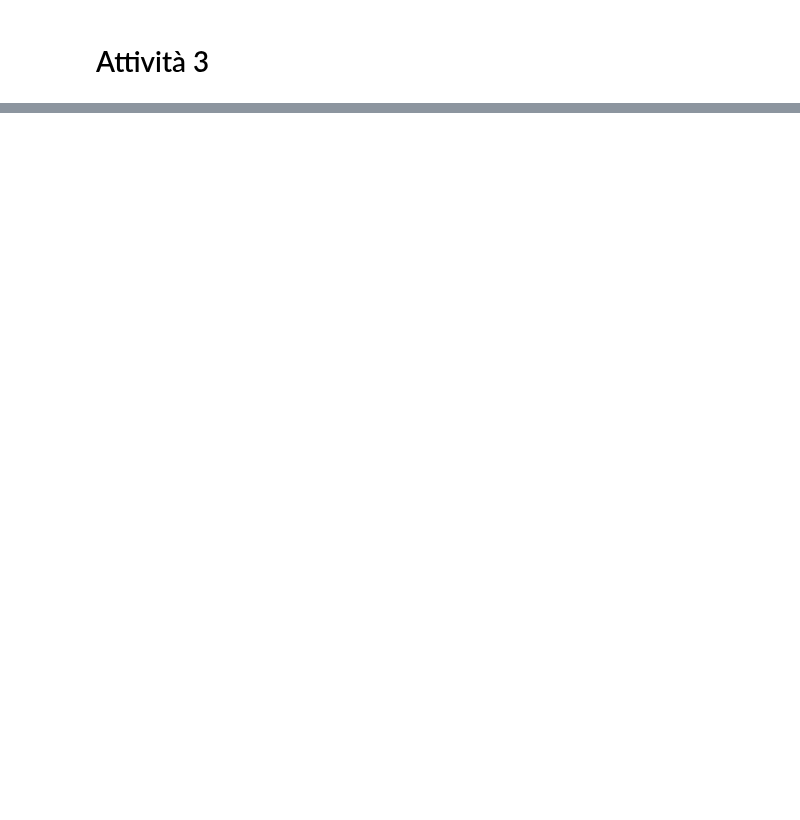
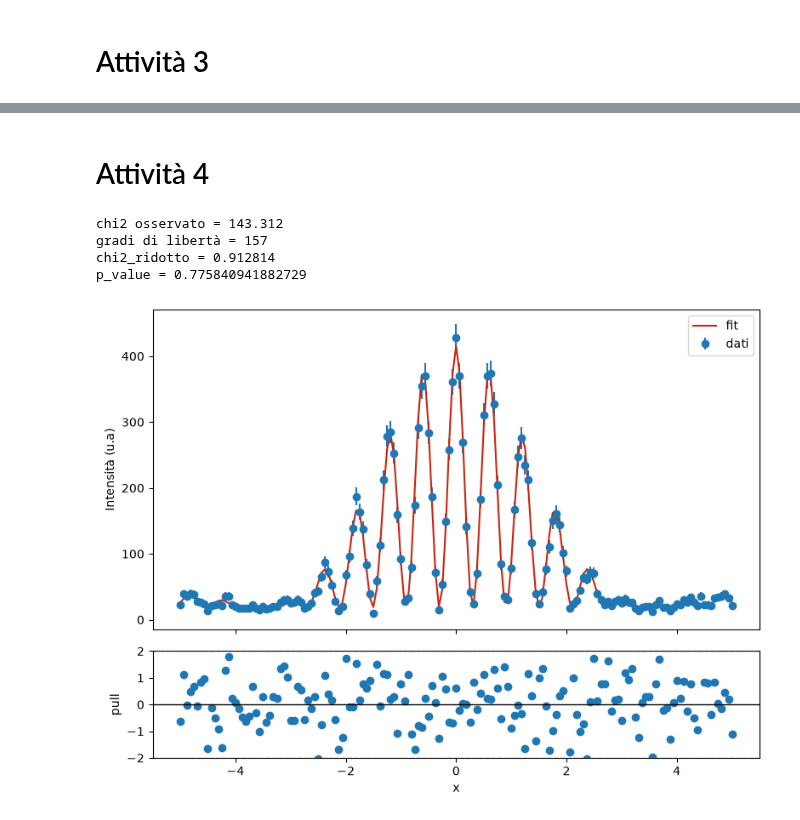
Before and after one commit to tommasomichelini/labemo, a Jupyter notebook: lab2/lab2.ipynb, the cells around one changed output, grey strips where cells are left out. Drawn from its saved outputs; the diff is of its cells as text; code cells hidden in the pictures; blank space fills up the shorter version.

Commit message:
attività 4

```diff
--- a/lab2/lab2.ipynb
+++ b/lab2/lab2.ipynb
@@ -58,7 +58,7 @@ Intervallo di sigma_y: [3.162, 20.688]
 # %%
 
 B0 = np.median(y[np.abs(x) > 4.0])
-I00 = y.max() - B0
+I0 = y.max() - B0
 alpha0 = 0.90
 delta0 = 5.20
 
@@ -66,8 +66,8 @@ delta0 = 5.20
 lower = [0.0,0.0,0.10,1.0]
 upper = [np.inf, np.inf, 3.0, 12.0]
 
-p0 = [B0, I00, alpha0, delta0]
-par_names = ["B0", "I00", "alpha0", "delta0"]
+p0 = [B0, I0, alpha0, delta0]
+par_names = ["B0", "I0", "alpha0", "delta0"]
 
 print("Parametri iniziali e bounds:")
 for name, value, inf, sup in zip(
@@ -132,0 +135,42 @@ delta0 = 5.21 +- 0.01 mm^-1
+# %% [markdown]
+# Attività 4
+# %%
+y_fit = model(x, *popt)
+residui = y - y_fit
+pulls = residui / sigma_y
+chi2_obs = np.sum(pull**2)
+ndf = len(x) - len(popt)
+chi2_rid = chi2_obs / ndf
+
+p_value = chi2.sf(chi2_obs, ndf)
+
+
+print(f"chi2 osservato = {chi2_obs:.3f}")
+print(f"gradi di libertà = {ndf}")
+print(f"chi2_ridotto = {chi2_rid:3f}")
+print(f"p_value = {p_value}")
+
+fig, (ax_top, ax_bottom) = plt.subplots(
+    2, 1, figsize=(8, 6), sharex=True,
+    gridspec_kw={"height_ratios": [3, 1]},
+)
+
+ax_top.errorbar(x, y, yerr=sigma_y, fmt="o", label="dati")
+ax_top.plot(x, y_fit, color=ROSSO, label="fit")
+ax_top.legend()
+ax_top.set_ylabel("Intensità (u.a)")
+
+ax_bottom.axhline(0, color="black", lw=1)
+ax_bottom.axhline(2, color="gray", ls="--", lw=1)
+ax_bottom.axhline(-2, color="gray", ls="--", lw=1)
+ax_bottom.scatter(x, pulls, color="tab:blue")
+ax_bottom.set(xlabel="x", ylabel="pull", ylim=(-2.0, 2.0))
+
+plt.tight_layout()
+plt.show()
+# %% [output]
+chi2 osservato = 143.312
+gradi di libertà = 157
+chi2_ridotto = 0.912814
+p_value = 0.775840941882729
+[figure, added]
```
Also changed, not shown: parts of 4 cells of this notebook.
